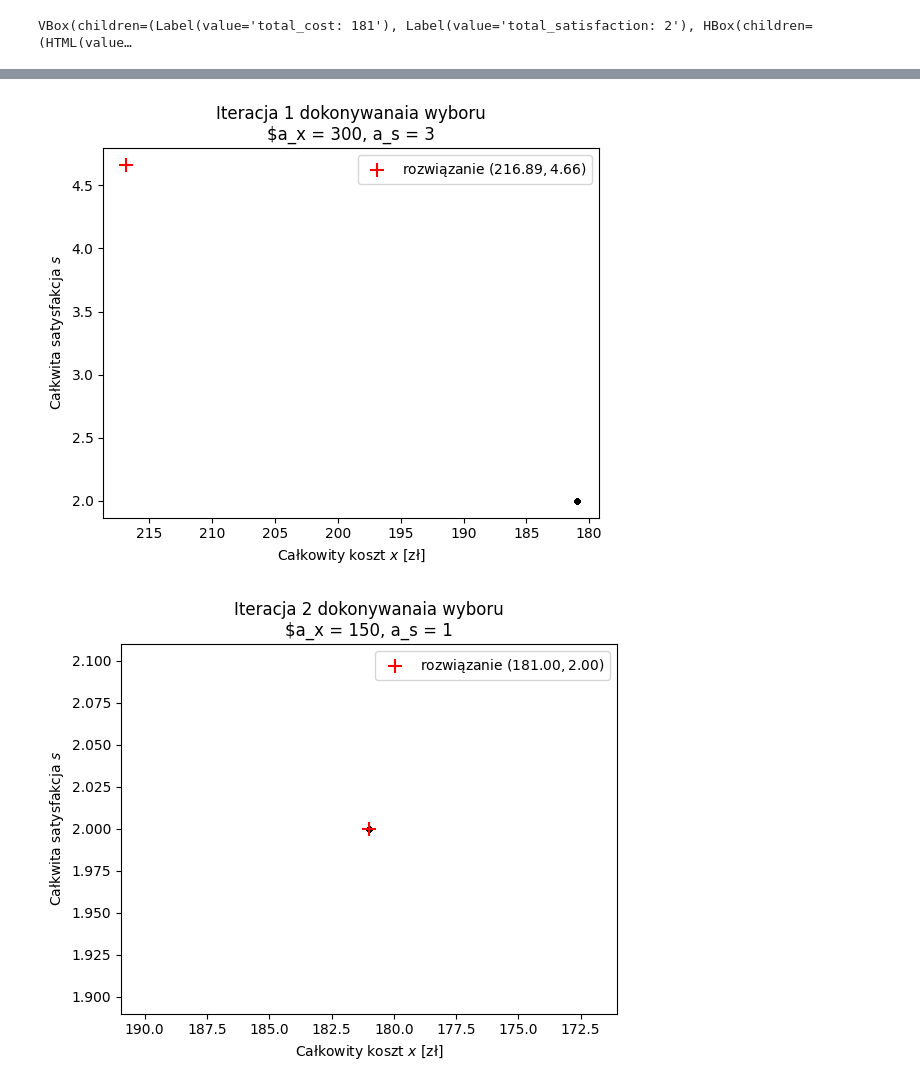
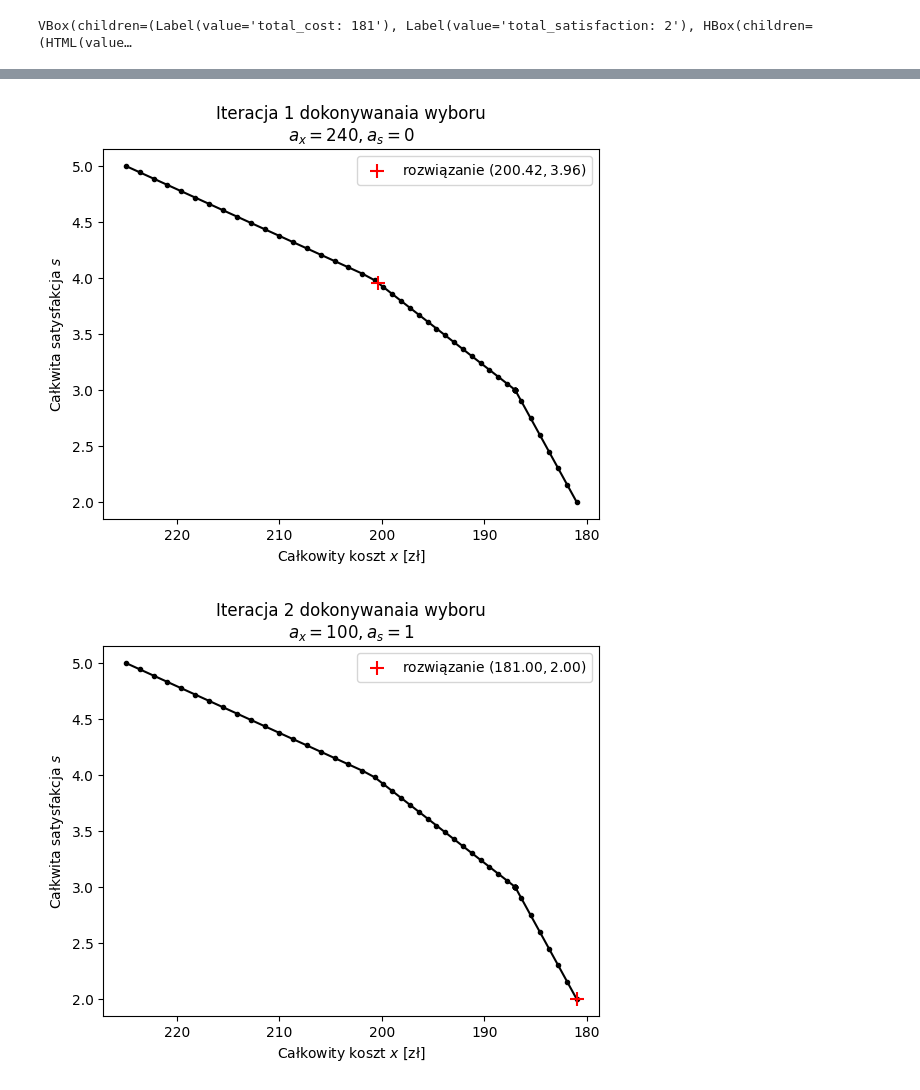
Before and after one commit to jostrzol/mom, a Jupyter notebook: proj3/src/proj3.ipynb, the cells around one changed output, grey strips where cells are left out. Cells and saved outputs as stored; diff of their text form; code cells hidden in the pictures.

```diff
--- a/proj3/src/proj3.ipynb
+++ b/proj3/src/proj3.ipynb
@@ -24,12 +24,12 @@ import pandas as pd
 
 def solve(
     ampl: AMPL,
-    epsilon: float = 1e-15,
-    beta: float = 0.001,
+    epsilon: float = 0.001,
+    beta: float = 0.1,
     aspiration_cost: float = 0,
     aspiration_satisfaction: float = 0,
     lambda_cost: float = 1,
-    lambda_satisfaction: float = 50,
+    lambda_satisfaction: float = 10,
 ):
     targets = ["cost", "satisfaction"]
     ampl.param["EPSILON"] = epsilon
@@ -123,12 +123,16 @@ VBox(children=(Label(value='total_cost: 247'), Label(value='total_satisfaction:
 import numpy as np
 
 cost_aspirations = np.linspace(
-    result_satisfaction.total_cost, result_cost.total_cost, 50
+    result_cost.total_cost, result_satisfaction.total_cost, 50
+)
+
+satisfaction_aspirations = np.linspace(
+    result_cost.total_satisfaction, result_satisfaction.total_satisfaction, 50
 )
 
 results = [
-    run(ampl, aspiration_satisfaction=0, aspiration_cost=cost)
-    for cost in cost_aspirations
+    run(ampl, aspiration_satisfaction=satisfaction, aspiration_cost=cost, lambda_satisfaction=100)
+    for cost, satisfaction in zip(cost_aspirations, satisfaction_aspirations)
 ]
 # %%
 from matplotlib import pyplot as plt
@@ -172,37 +176,37 @@ def decide_iteration(i: int, *args, aspiration_cost, aspiration_satisfaction, **
             aspiration_cost,
             aspiration_satisfaction,
             c="g",
             marker="x",
             s=50,
             zorder=2,
             label="punkt aspiracji",
         )
     plt.scatter(
         result.total_cost,
         result.total_satisfaction,
         c="r",
         marker="+",
         s=100,
         zorder=3,
         label=f"rozwiązanie $({result.total_cost:.2f}, {result.total_satisfaction:.2f})$",
     )
 
     plt.subplot().invert_xaxis()
     plt.title(
         f"Iteracja {i} dokonywanaia wyboru\n"
-        f"$a_x = {aspiration_cost}, a_s = {aspiration_satisfaction}"
+        f"$a_x = {aspiration_cost}, a_s = {aspiration_satisfaction}$"
     )
     plt.xlabel("Całkowity koszt $x$ [zł]")
     plt.ylabel("Całkwita satysfakcja $s$")
     plt.legend()
     plt.show()
 
 
-decide_iteration(1, ampl, aspiration_cost=300, aspiration_satisfaction=3)
-decide_iteration(2, ampl, aspiration_cost=150, aspiration_satisfaction=1)
+decide_iteration(1, ampl, aspiration_cost=240, aspiration_satisfaction=0)
+decide_iteration(2, ampl, aspiration_cost=100, aspiration_satisfaction=1)
 decide_iteration(3, ampl, aspiration_cost=190, aspiration_satisfaction=3)
-decide_iteration(4, ampl, aspiration_cost=1e6, aspiration_satisfaction=5)
-decide_iteration(5, ampl, aspiration_cost=200, aspiration_satisfaction=3.5)
+decide_iteration(4, ampl, aspiration_cost=1000, aspiration_satisfaction=5)
+decide_iteration(5, ampl, aspiration_cost=210, aspiration_satisfaction=4)
 # %% [output]
-[figure, old version]
+[figure, new version]
-[figure, old version]
+[figure, new version]
```
Also changed, not shown: parts of 5 cells of this notebook.
